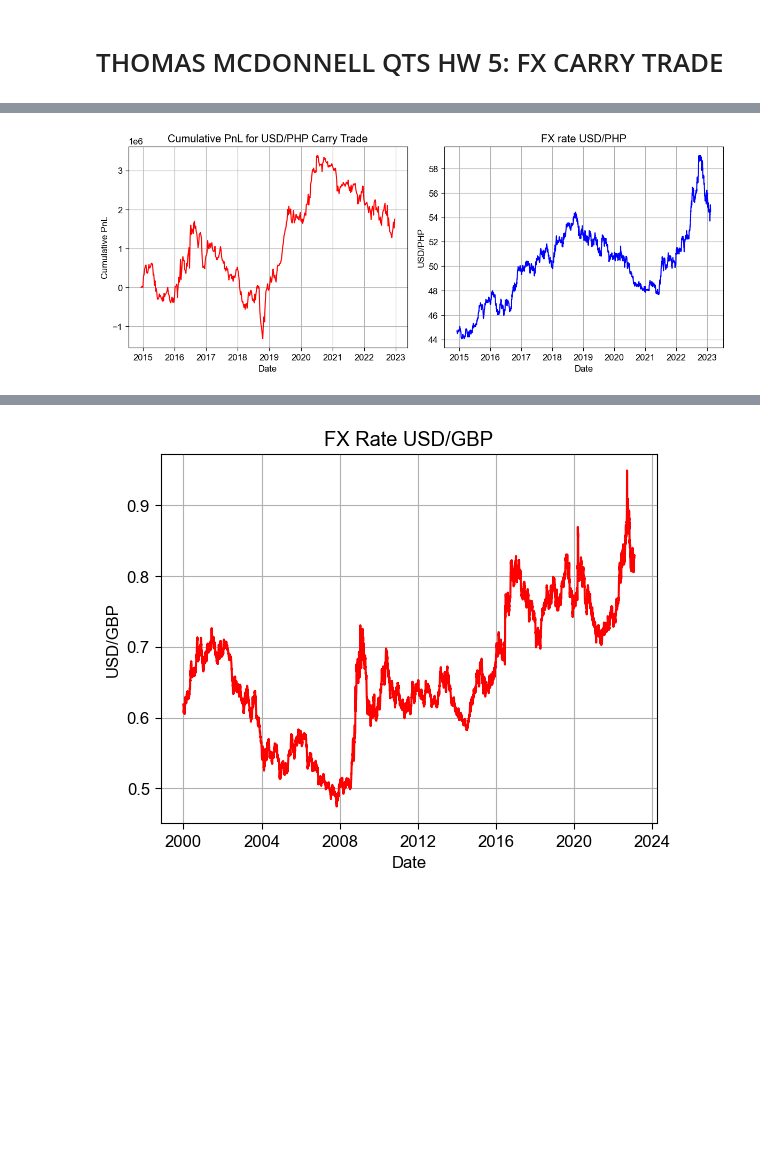
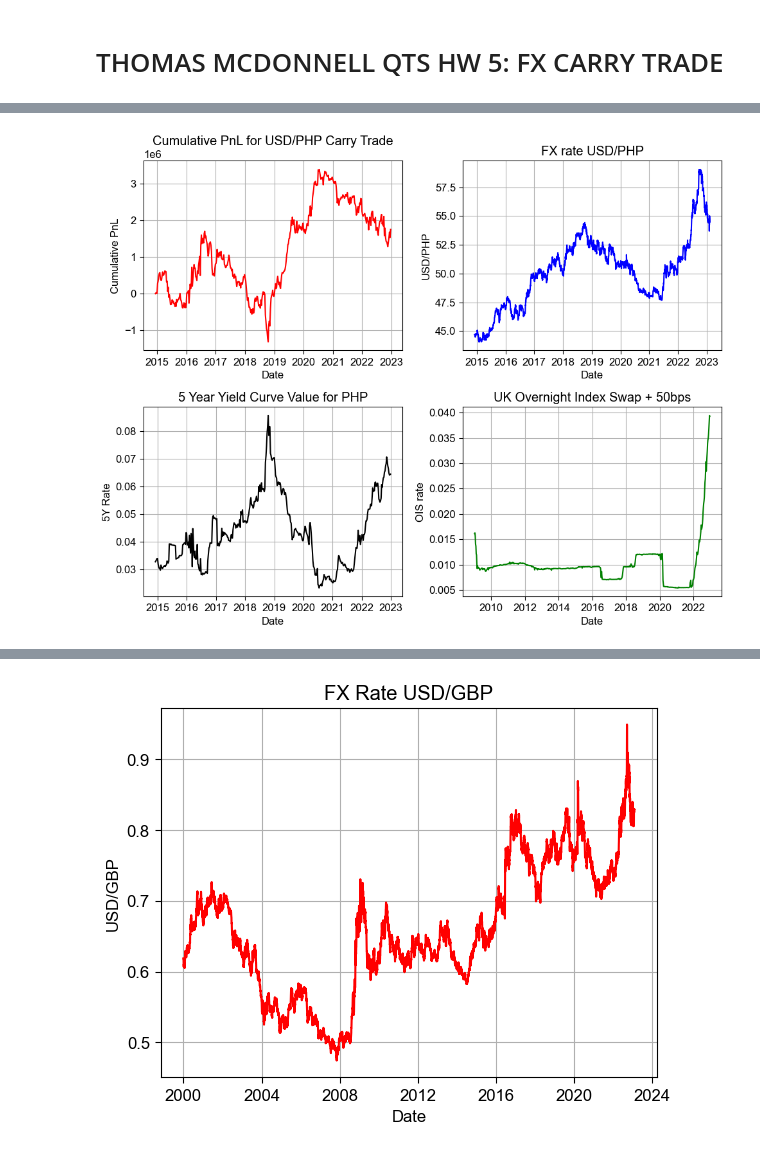
Before and after one commit to tsmcdonnell6604/Quant-Trading-Strategies, a Jupyter notebook: QTS_HW_5.ipynb, the cells around one changed output, grey strips where cells are left out. Cells and saved outputs as stored; diff of their text form; code cells hidden in the pictures; blank space fills up the shorter version.

```diff
--- a/QTS_HW_5.ipynb
+++ b/QTS_HW_5.ipynb
@@ -181,7 +162,7 @@ pkr_yc
 def carry_trade(currency_zcb, currency_yc, currency_fx):
     notional = 10_000_000
     leveraged_capital = 8_000_000
-    trades =(currency_yc[5.0] - gbp_yc['5.0Y'] + 0.005).dropna().to_frame()
+    trades =(currency_yc[5.0] - gbp_yc['5.0Y'] - 0.005).dropna().to_frame()
     x = pd.DataFrame(index = currency_zcb.index, columns = ['borrowed', 'returned','interest paid', 'total borrowing pnl','lending pnl', 'pnl'])
     for i in range(len(trades)-1):
         if currency_zcb.iloc[i].to_frame().columns[0].day_name() == 'Wednesday':
@@ -263,24 +324,38 @@ plt.show()
 # %%
 # Set the figure and subplots
-fig, axs = plt.subplots(1, 2, figsize=(12, 5))
+fig, axs = plt.subplots(2, 2, figsize=(10, 8))
 
 # Plot cumulative PnL
-axs[0].plot(PHP_Carry.index, PHP_Carry['cumulative pnl'], color='red', label='Cumulative PnL')
-axs[0].set_title("Cumulative PnL for USD/PHP Carry Trade")
-axs[0].set_xlabel("Date")
-axs[0].set_ylabel("Cumulative PnL")
-axs[0].grid(True)
+axs[0,0].plot(PHP_Carry.index, PHP_Carry['cumulative pnl'], color='red', label='Cumulative PnL')
+axs[0,0].set_title("Cumulative PnL for USD/PHP Carry Trade")
+axs[0,0].set_xlabel("Date")
+axs[0,0].set_ylabel("Cumulative PnL")
+axs[0,0].grid(True)
 
 # Plot RATE
-axs[1].plot(php.loc[pd.to_datetime('2014-12-03'):].index, php.loc[pd.to_datetime('2014-12-03'):]['RATE'], color='blue', label='RATE')
-axs[1].set_title("FX rate USD/PHP")
-axs[1].set_xlabel("Date")
-axs[1].set_ylabel("USD/PHP")
-axs[1].grid(True)
+axs[0,1].plot(php.loc[pd.to_datetime('2014-12-03'):].index, php.loc[pd.to_datetime('2014-12-03'):]['RATE'], color='blue', label='RATE')
+axs[0,1].set_title("FX rate USD/PHP")
+axs[0,1].set_xlabel("Date")
+axs[0,1].set_ylabel("USD/PHP")
+axs[0,1].grid(True)\
+
+axs[1,0].plot(php_yc[5.0], color='black', label='RATE')
+axs[1,0].set_title("5 Year Yield Curve Value for PHP")
+axs[1,0].set_xlabel("Date")
+axs[1,0].set_ylabel("5Y Rate")
+axs[1,0].grid(True)
+
+axs[1,1].plot(ois+0.005, color='green', label='RATE')
+axs[1,1].set_title("UK Overnight Index Swap + 50bps")
+axs[1,1].set_xlabel("Date")
+axs[1,1].set_ylabel("OIS rate")
+axs[1,1].grid(True)
+
+
 
 plt.tight_layout()
 plt.show()
 # %% [output]
-[figure, old version]
+[figure, new version]
 # %%
 # Set the figure and subplots
```
Also changed, not shown: parts of 29 cells of this notebook, 1 other file.
